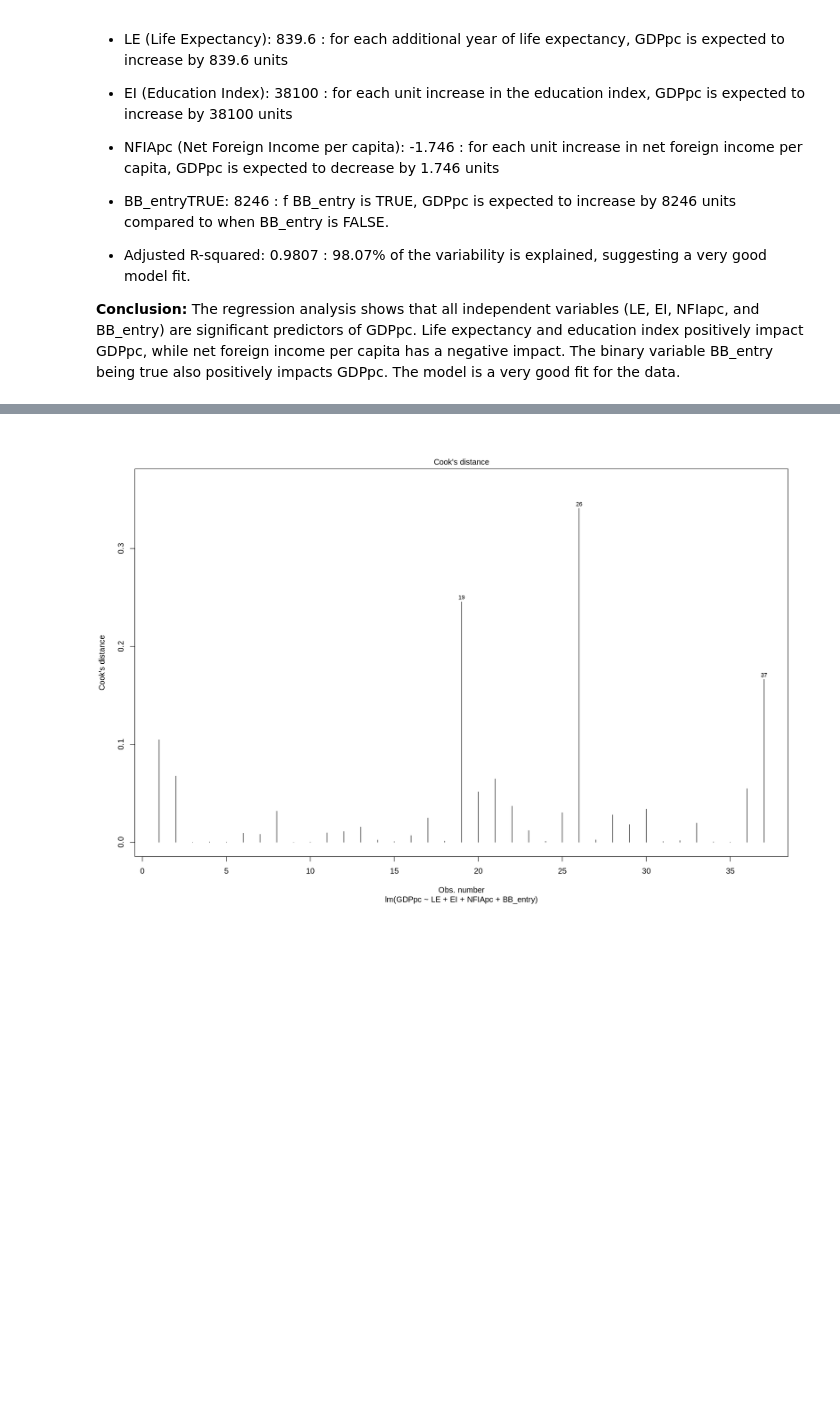
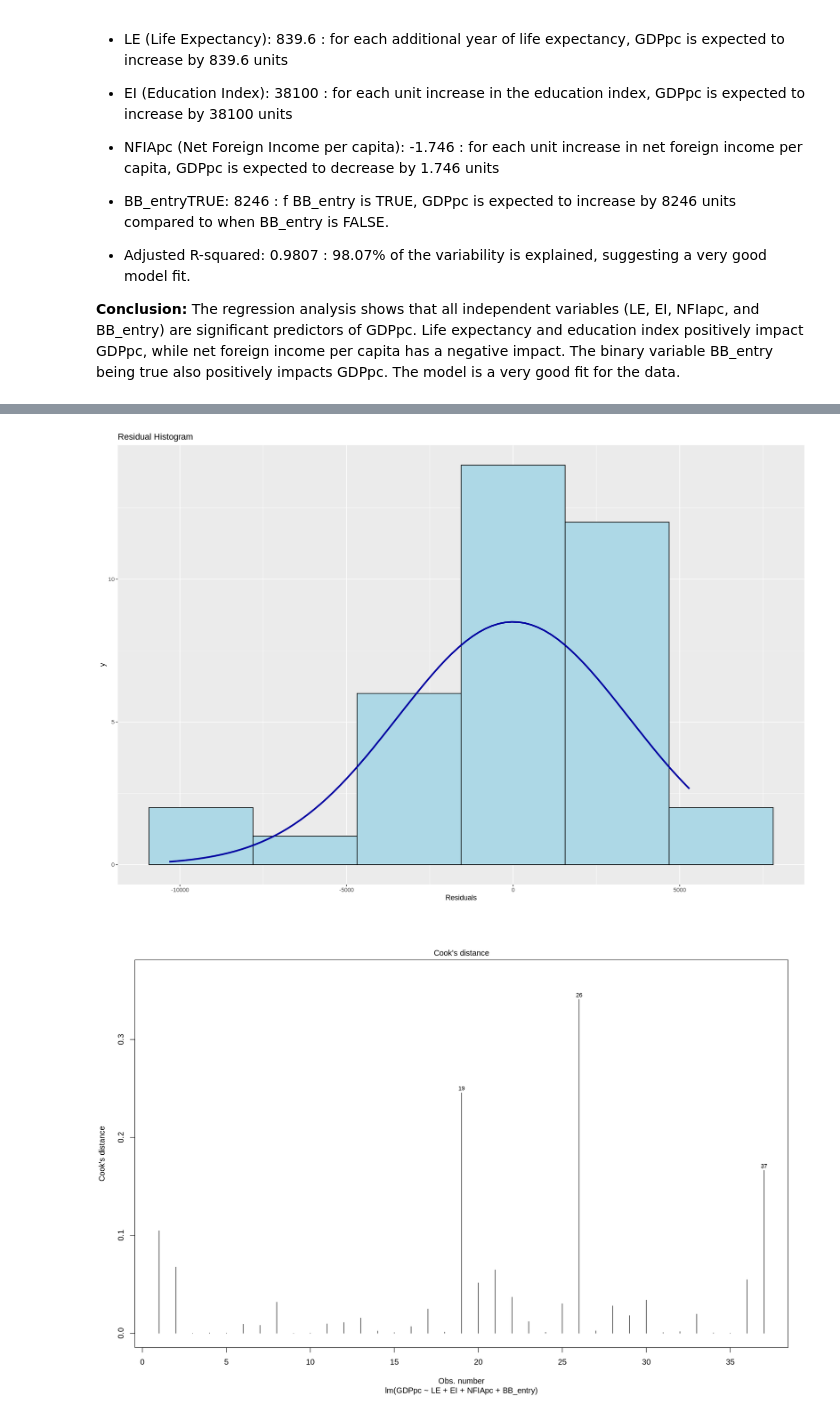
Before and after one commit to nickobard/eurostat-datasets-analysis, a Jupyter notebook: sem-3/semestral-work.ipynb, the cells around one changed output, grey strips where cells are left out. Saved outputs shown, nothing was run; the diff lists cells and outputs as text; code cells hidden in the pictures; blank space fills up the shorter version.

```diff
--- a/sem-3/semestral-work.ipynb
+++ b/sem-3/semestral-work.ipynb
@@ -421,3 +477,7 @@ Now, let's see how the model with all the regressors affects the target variable
+# %%
+ols_plot_resid_hist(model)
+# %% [output]
+[figure, added]
 # %%
 plot(model, which=4)
 # %% [output]
```
Also changed, not shown: parts of 13 cells of this notebook.
